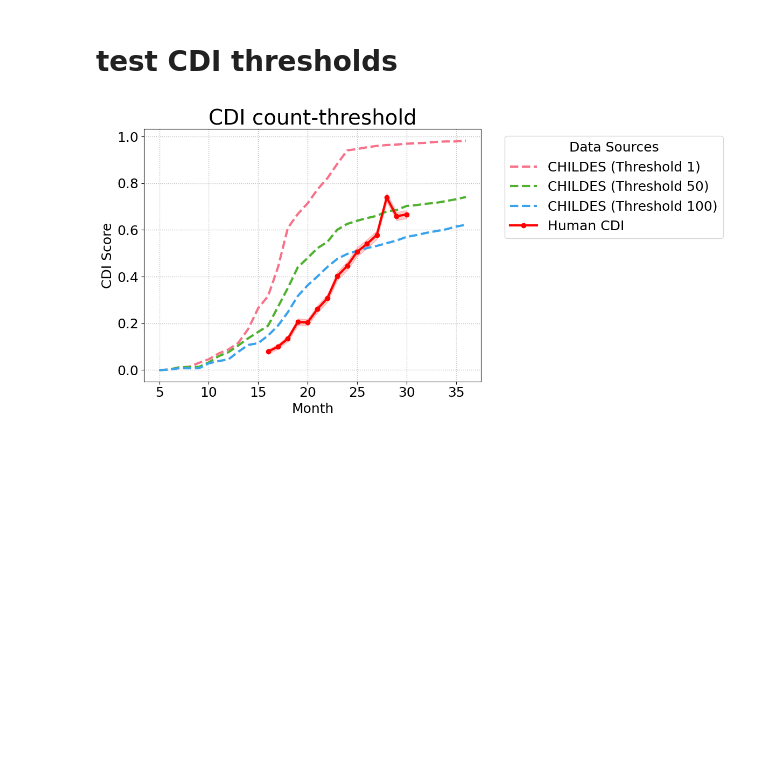
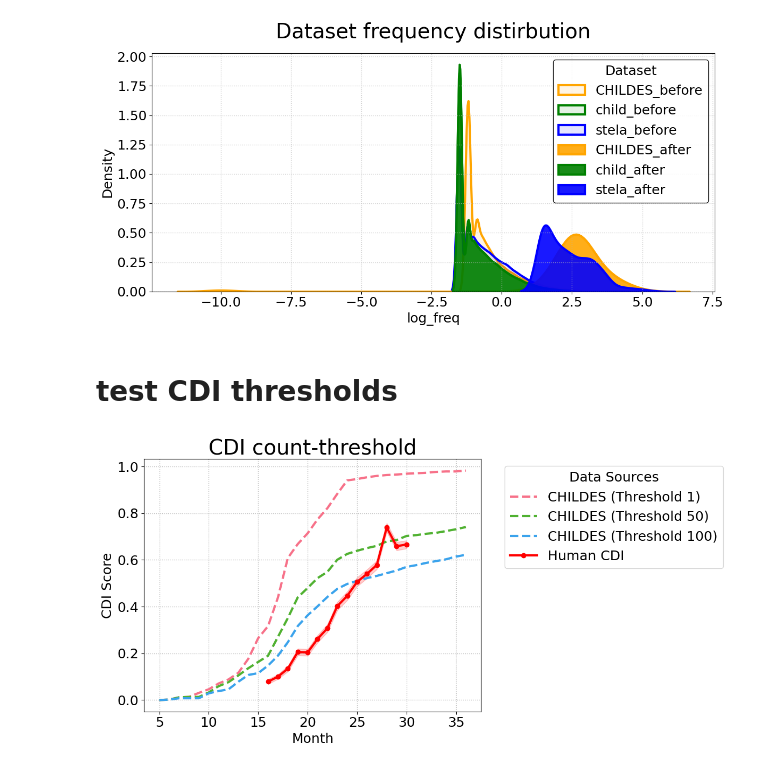
Before and after one commit to nhamilakis/Lexical-benchmark, a Jupyter notebook: notebooks/paper_fig.ipynb, the cells around one changed output. Saved outputs shown, nothing was run; the diff lists cells and outputs as text; code cells hidden in the pictures; blank space fills up the shorter version.

```diff
--- a/notebooks/paper_fig.ipynb
+++ b/notebooks/paper_fig.ipynb
@@ -72,3 +252,17 @@ def extract_style(text: str) -> str:
+# %%
+# plot the original distirbution
+dataframes = {
+    "CHILDES_before": childes,
+    "child_before": child_realistic,
+    "stela_before": stela,
+    "CHILDES_after": human_cdi,
+    "child_after": realistic_cdi,
+    "stela_after": stela_cdi,
+}
+# Test both plot types
+plot_distributions(dataframes, "log_freq", kind="kde", title="Dataset frequency distirbution")
+# %% [output]
+[figure, added]
 # %% [markdown]
 # test CDI thresholds
 # %%
```
Also changed, not shown: parts of 12 cells of this notebook, 1 other file.
